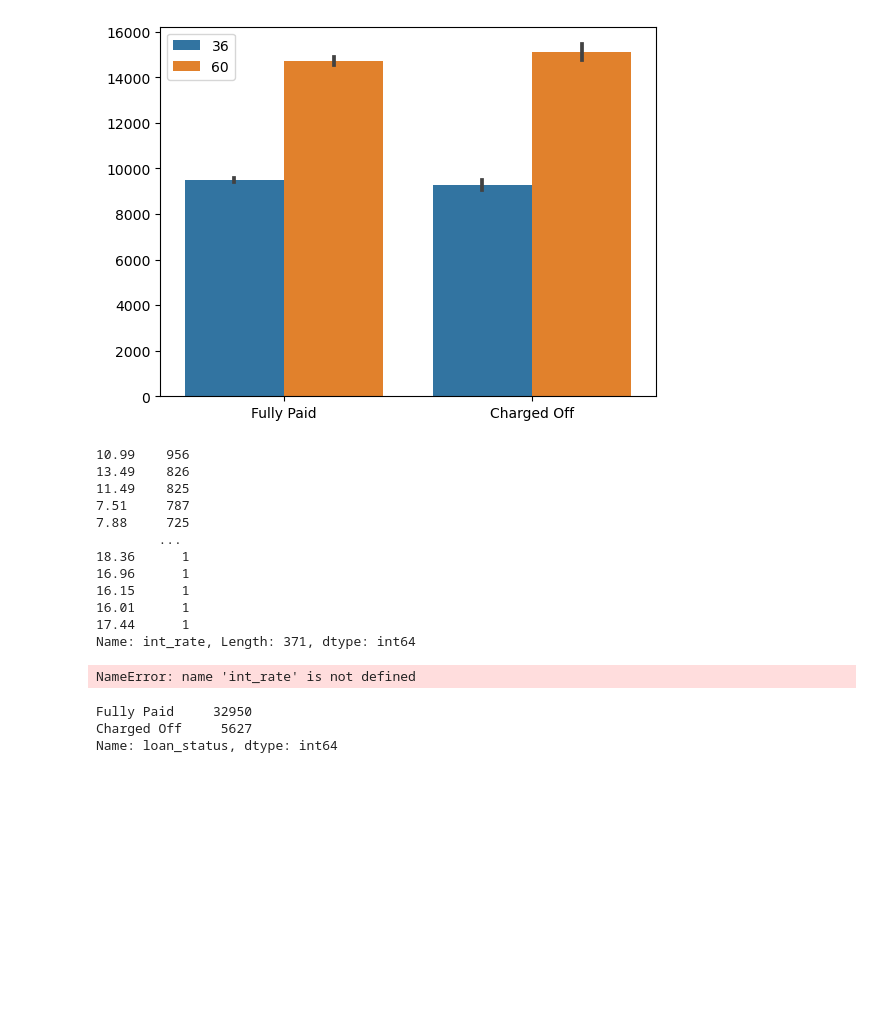
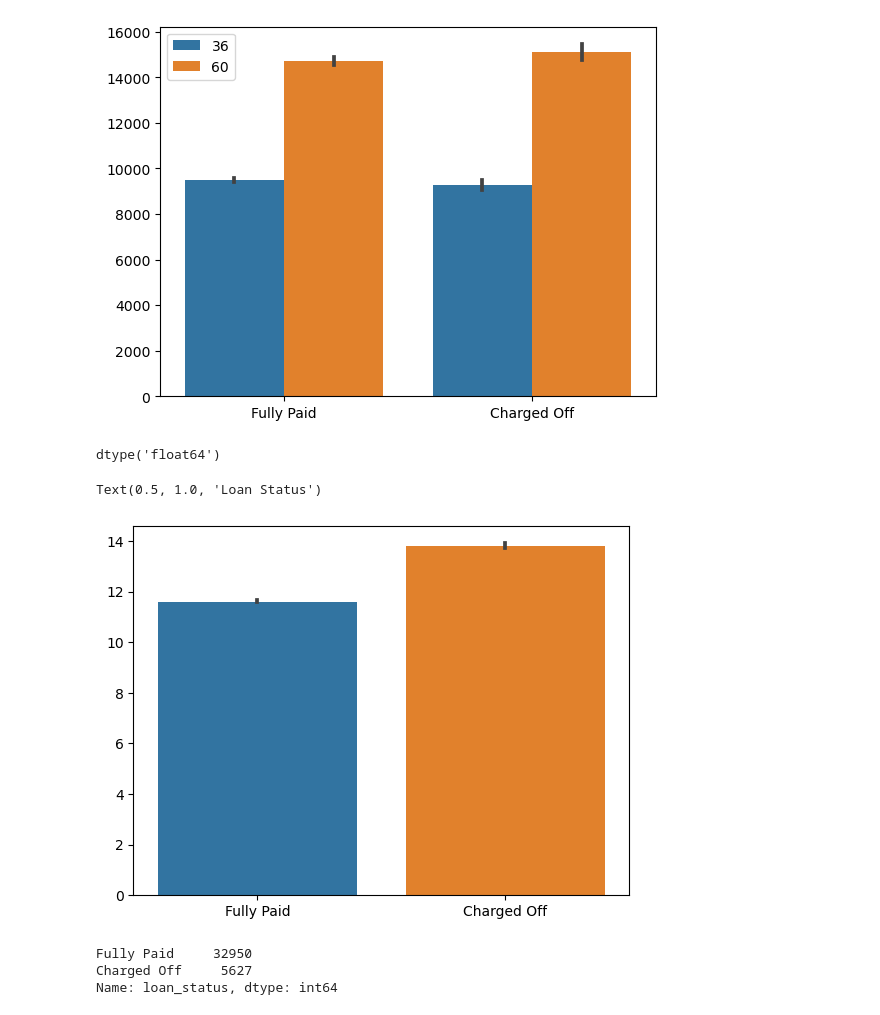
Before and after one commit to Mahalakshmi-Totad/lending_club_case_study, a Jupyter notebook: Solution.ipynb, the cells around one changed output. Cells and saved outputs as stored; diff of their text form; code cells hidden in the pictures; blank space fills up the shorter version.

```diff
--- a/Solution.ipynb
+++ b/Solution.ipynb
@@ -285,18 +275,3 @@ Text(0.5, 1.0, 'Loan Status')
 # %%
 #interest rate against loan amount
 df.int_rate = df.int_rate.str.rstrip("%")
-# %%
-df.int_rate.value_counts()
-# %% [output]
-10.99    956
-13.49    826
-11.49    825
-7.51     787
-7.88     725
-        ...
-18.36      1
-16.96      1
-16.15      1
-16.01      1
-17.44      1
-Name: int_rate, Length: 371, dtype: int64
@@ -303,5 +280,12 @@ Name: int_rate, Length: 371, dtype: int64
+# %%
+df.int_rate.dtype
+# %% [output]
+dtype('float64')
 # %%
-sns.boxplot(int_rate)
-plt.show()
+interest_rate = df["int_rate"].values
+
+sns.barplot(x=loan_status,y=interest_rate)
+ax[0].set_title("Loan Status", fontsize=14)
 # %% [output]
-NameError: name 'int_rate' is not defined
+Text(0.5, 1.0, 'Loan Status')
+[figure, added]
```
Also changed, not shown: parts of 16 cells of this notebook.
